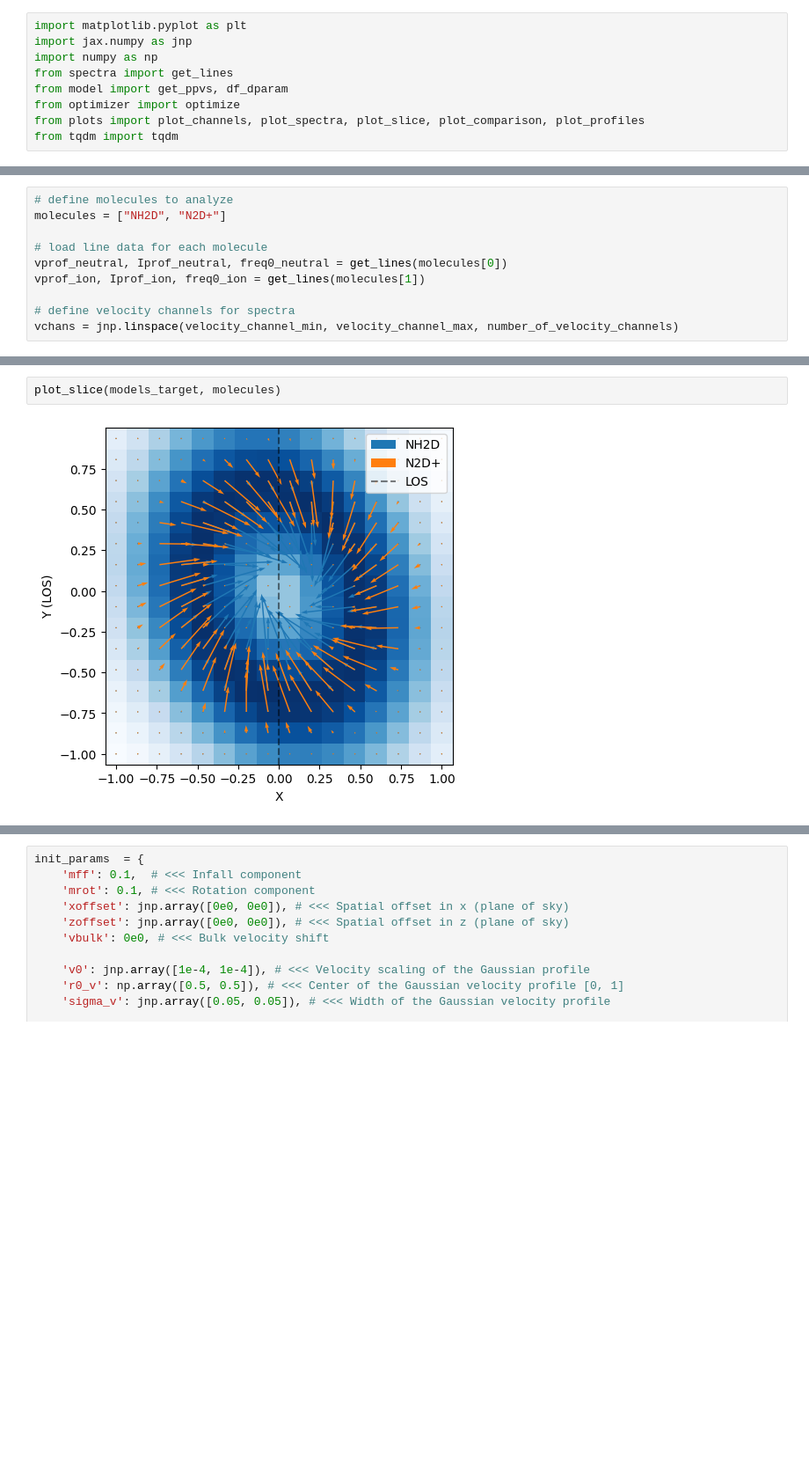
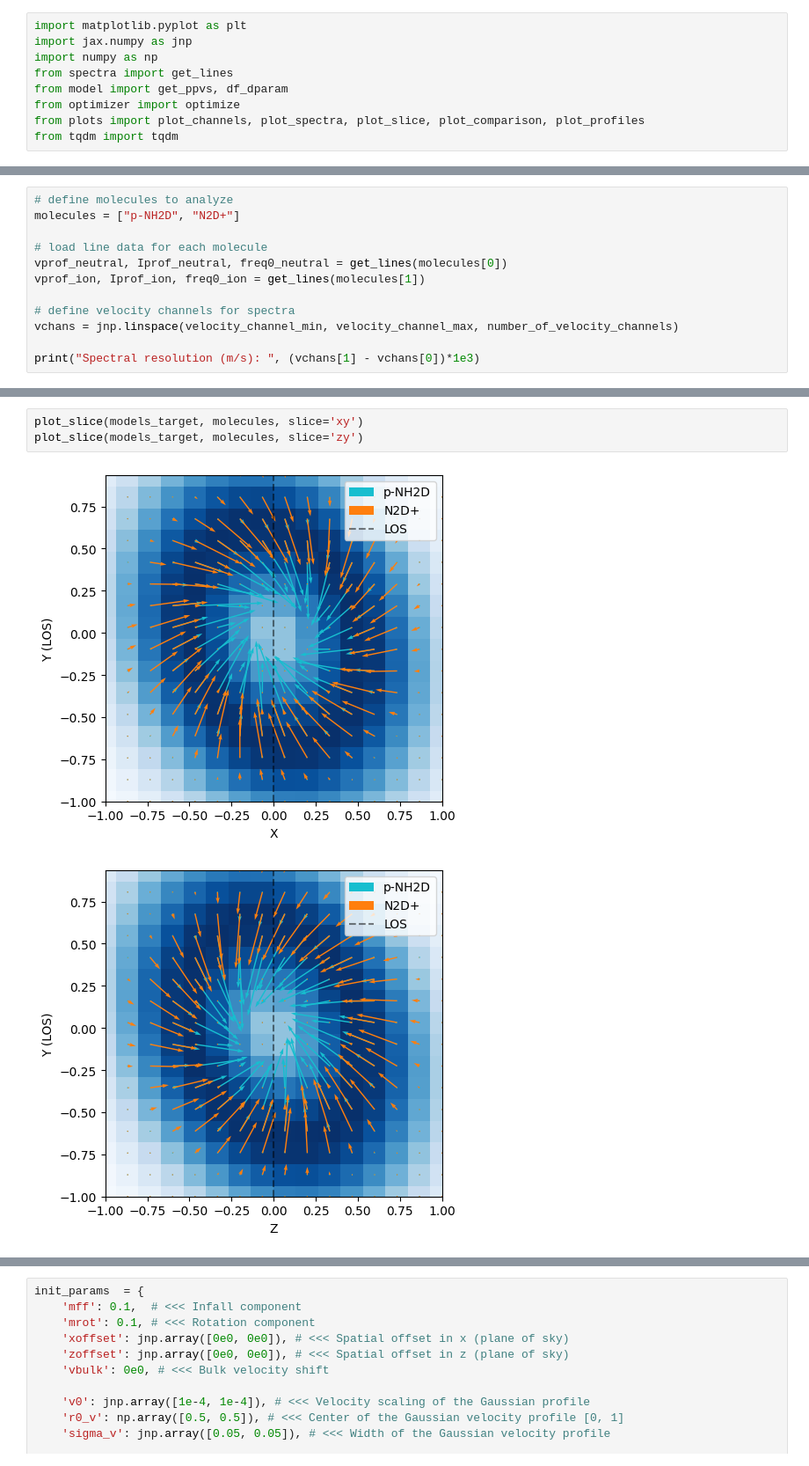
Before and after one commit to tgrassi/ppv_jax_public, a Jupyter notebook: test.ipynb, the cells around one changed output, grey strips where cells are left out. Shown at 88% size. Drawn from its saved outputs; the diff is of its cells as text; blank space fills up the shorter version.

```diff
--- a/test.ipynb
+++ b/test.ipynb
@@ -25,6 +27,6 @@ Load spectroscopic data from a PySpecKit model file
 # %%
 # define molecules to analyze
-molecules = ["NH2D", "N2D+"]
+molecules = ["p-NH2D", "N2D+"]
 
 # load line data for each molecule
 vprof_neutral, Iprof_neutral, freq0_neutral = get_lines(molecules[0])
@@ -32,3 +34,5 @@ vprof_ion, Iprof_ion, freq0_ion = get_lines(molecules[1])
 
 # define velocity channels for spectra
 vchans = jnp.linspace(velocity_channel_min, velocity_channel_max, number_of_velocity_channels)
+
+print("Spectral resolution (m/s): ", (vchans[1] - vchans[0])*1e3)
@@ -100,6 +117,8 @@ plot_spectra(ppvs_target, vchans, molecules)
 # %%
-plot_slice(models_target, molecules)
+plot_slice(models_target, molecules, slice='xy')
+plot_slice(models_target, molecules, slice='zy')
 # %% [output]
-[figure, old version]
+[figure, new version]
+[figure, added]
 # %% [markdown]
 ### Set initial parameters for optimization
```
Also changed, not shown: parts of 30 cells of this notebook, 3 other files.
